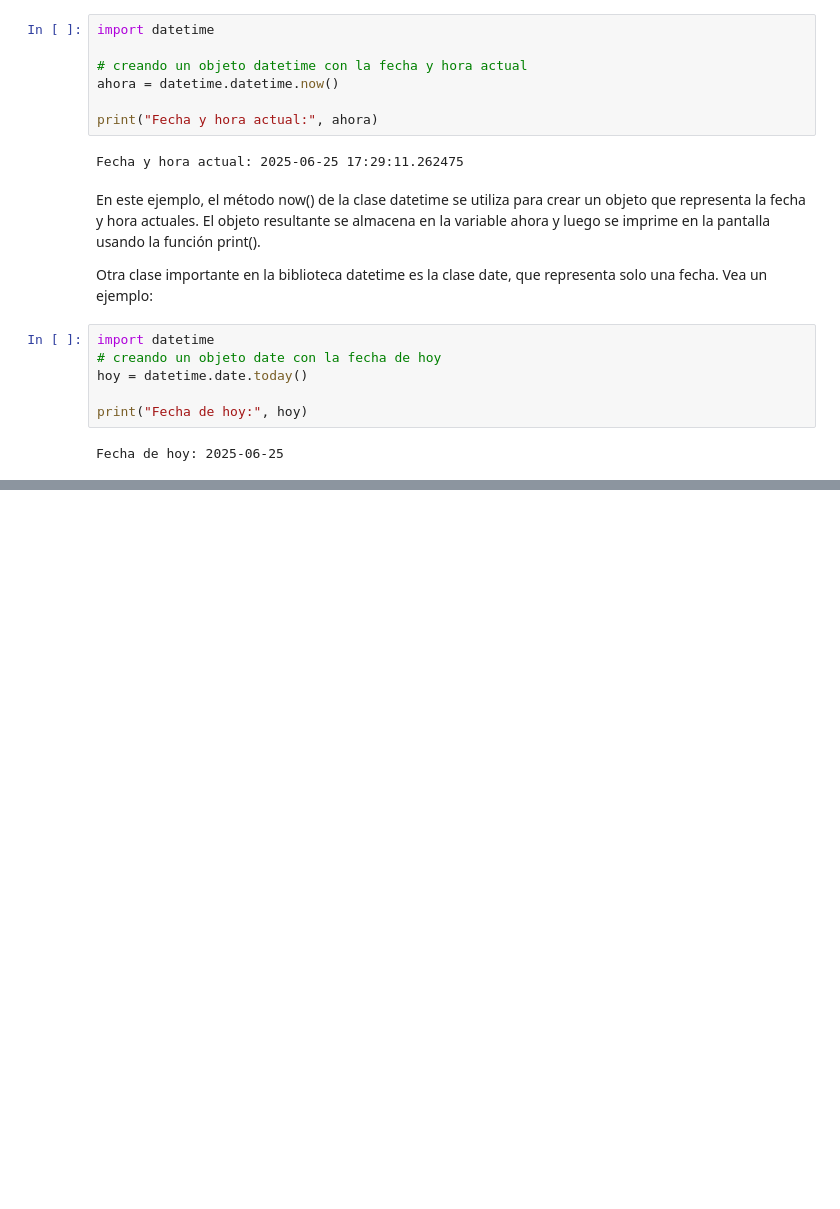
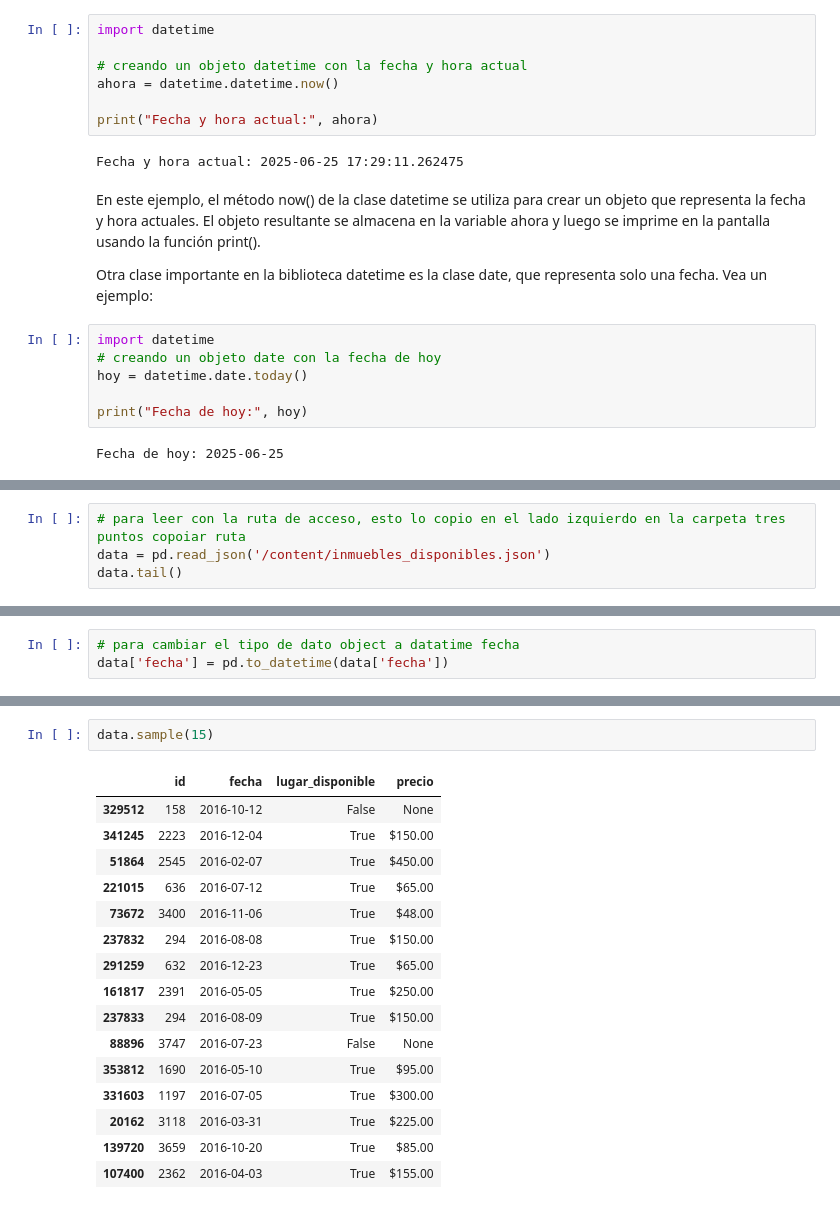
Before and after one commit to Nataliahfk/Pandas_transformacion_y_manipulacion_datos, a Jupyter notebook: Pandas_Fecha_y_Hora.ipynb, the cells around one changed output, grey strips where cells are left out. Drawn from its saved outputs; the diff is of its cells as text; blank space fills up the shorter version.

```diff
--- a/Pandas_Fecha_y_Hora.ipynb
+++ b/Pandas_Fecha_y_Hora.ipynb
@@ -35,0 +59,4 @@ Fecha de hoy: 2025-06-25
+# %%
+# para leer con la ruta de acceso, esto lo copio en el lado izquierdo en la carpeta tres puntos copoiar ruta
+data = pd.read_json('/content/inmuebles_disponibles.json')
+data.tail()
@@ -35,0 +84,3 @@ Fecha de hoy: 2025-06-25
+# %%
+# para cambiar el tipo de dato object a datatime fecha
+data['fecha'] = pd.to_datetime(data['fecha'])
@@ -35,0 +101,19 @@ Fecha de hoy: 2025-06-25
+# %%
+data.sample(15)
+# %% [output]
+|  | id | fecha | lugar_disponible | precio |
+| 329512 | 158 | 2016-10-12 | False | None |
+| 341245 | 2223 | 2016-12-04 | True | $150.00 |
+| 51864 | 2545 | 2016-02-07 | True | $450.00 |
+| 221015 | 636 | 2016-07-12 | True | $65.00 |
+| 73672 | 3400 | 2016-11-06 | True | $48.00 |
+| 237832 | 294 | 2016-08-08 | True | $150.00 |
+| 291259 | 632 | 2016-12-23 | True | $65.00 |
+| 161817 | 2391 | 2016-05-05 | True | $250.00 |
+| 237833 | 294 | 2016-08-09 | True | $150.00 |
+| 88896 | 3747 | 2016-07-23 | False | None |
+| 353812 | 1690 | 2016-05-10 | True | $95.00 |
+| 331603 | 1197 | 2016-07-05 | True | $300.00 |
+| 20162 | 3118 | 2016-03-31 | True | $225.00 |
+| 139720 | 3659 | 2016-10-20 | True | $85.00 |
+| 107400 | 2362 | 2016-04-03 | True | $155.00 |
```
Also changed, not shown: parts of 10 cells of this notebook.
